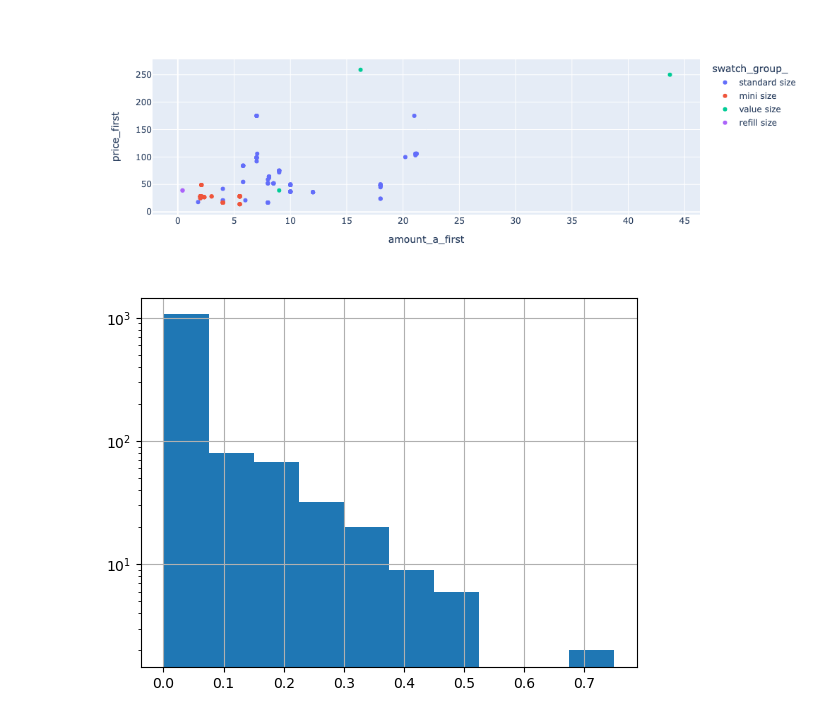
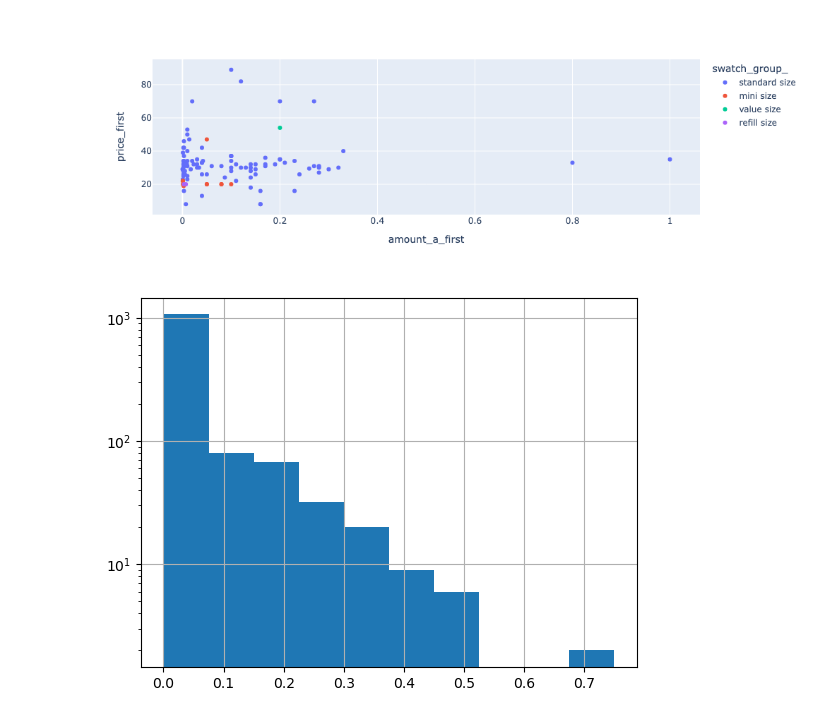
Before and after one commit to leblanchannah/value-cluster, a Jupyter notebook: cleaning.ipynb, the cells around one changed output. Saved outputs shown, nothing was run; the diff lists cells and outputs as text; code cells hidden in the pictures.

```diff
--- a/cleaning.ipynb
+++ b/cleaning.ipynb
@@ -142,7 +142,7 @@ df_products['size'] = df_products['size'].str.replace(" ."," 0.", regex=False)
 df_products['size'] = df_products['size'].str.replace("fl oz"," floz", regex=False)
 df_products['size'] = df_products['size'].str.replace("fl. oz"," floz", regex=False)
 
-df_products.loc[df_products['size'].str.contains('x'),'product_multiplier'] = df_products['size'].apply(size_w_multiplier)
+df_products.loc[df_products['size'].str.contains('x'),'product_multiplier'] = df_products['size'].apply(lambda x : x.split("x"))
 df_products.loc[df_products['product_multiplier'].notnull(), 'multiplier'] = df_products['product_multiplier'].str[0]
 df_products.loc[df_products['product_multiplier'].notnull(), 'size'] = df_products['product_multiplier'].str[1]
 
@@ -158,12 +158,10 @@ df_products.loc[df_products['amount_a'].isna(), 'unit_a'] = df_products['unit_si
 
 df_products = df_products.drop(['amount_single','unit_single'],axis=1)
 
-allowed_units = ['ml','fl','floz','fl oz','g','oz','kg','mg']
 
-print(df_products.shape)
-
-df_products = df_products[(df_products['unit_a'].isin(allowed_units)) & (df_products['unit_b'].isin(allowed_units))]
-df_products.loc[(df_products['unit_a']=='oz') & (df_products['unit_b']=='ml'),'unit_a']='floz'
+df_products = df_products[df_products['unit_a'].isin(['floz','oz'])]
+df_products = df_products[df_products['unit_b'].isin(['g','ml'])]
+# df_products.loc[(df_products['unit_a']=='oz') & (df_products['unit_b']=='ml'),'unit_a']='floz'
 df_products.loc[(df_products['unit_a']=='fl'),'unit_a']='floz'
 
 ####
@@ -175,4 +173,26 @@ df_products = df_products[~df_products['lvl_2_cat'].str.contains("Sets")]
 #### swatch_group
 df_products['swatch_details'] = df_products['swatch_group'].str.split(" - ").str[0]
 df_products['swatch_group'] = df_products['swatch_group'].str.split(" - ").str[-1]
+
+
+df_products['unit_price'] = df_products['price'] / df_products['amount_a']
+
+solid_products = df_products[(df_products['unit_a']=='oz')]
+
+solid_products = solid_products.groupby(['brand_name','product_name','swatch_group'], as_index=False).agg({
+    'sku':['unique','count'],
+    'rating':'first',
+    'product_reviews':'first',
+    'price':['first','unique','nunique'],
+    'size':'first',
+    'name':'nunique',
+    'amount_a':'first',
+    'unit_a':'first',
+    'amount_b':'first',
+    'unit_b':'first',
+    'lvl_0_cat':'first',
+    'lvl_1_cat':'first',
+    'lvl_2_cat':'first'
+})
+solid_products.columns = ['_'.join(x) for x in solid_products.columns]
 # %% [output]
@@ -215,8 +213,7 @@ df_products[(df_products['unit_a']=='oz') & (df_products['unit_b']=='oz')]
 # %%
-def conv_solid(row):
+# def conv_solid(row):
 
-    return ureg(str(row['amount_a'])+" "+row['unit_a']).to(row['unit_b'])
+#     return ureg(str(row['amount_a'])+" "+row['unit_a']).to(row['unit_b'])
 
-solid_products = df_products[(df_products['unit_a']=='oz') & (df_products['unit_b']=='g')]
-solid_products['a_conv'] = solid_products.apply(conv_solid, axis=1)
-solid_products['a_conv_magnitude'] = solid_products['a_conv'].apply(lambda x : x.magnitude)
+# solid_products['a_conv'] = solid_products.apply(conv_solid, axis=1)
+# solid_products['a_conv_magnitude'] = solid_products['a_conv'].apply(lambda x : x.magnitude)
@@ -275,8 +248,8 @@ solid_products.head()
 # %%
-fig = px.scatter(solid_products[solid_products['lvl_2_cat_first']=='Candles'], x="amount_a_first", y="price_first", color="swatch_group_", hover_data=['brand_name_', 'product_name_'])
+fig = px.scatter(solid_products[solid_products['lvl_2_cat_first']=='Eyebrow'], x="amount_a_first", y="price_first", color="swatch_group_", hover_data=['brand_name_', 'product_name_'])
 fig.show()
 # %% [output]
-[figure, old version]
+[figure, new version]
 # %%
 solid_products['unit_price'] = solid_products['amount_a_first']/solid_products['price_first']#.hist()
 # %%
```
Also changed, not shown: parts of 17 cells of this notebook.
